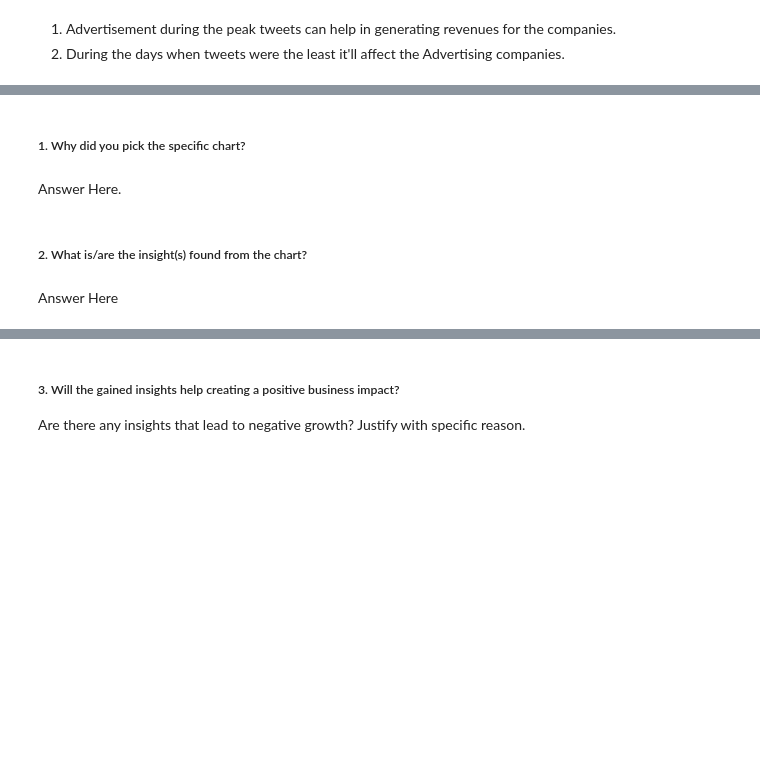
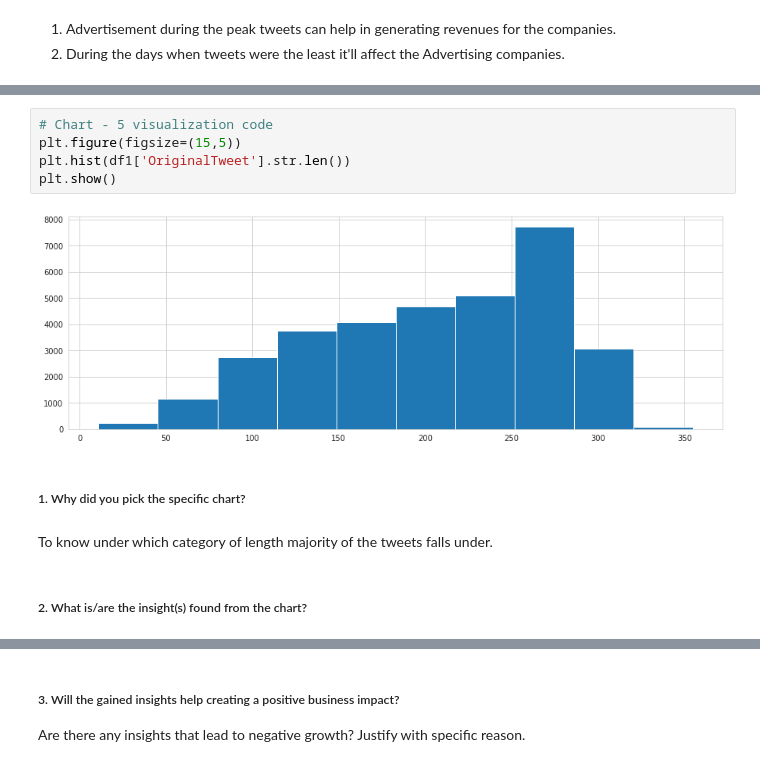
Before and after one commit to Jeetesh-KumarM/CAPSTONE-PROJECT-3-CLASSIFICATION, a Jupyter notebook: Coronavirus_Tweet_Sentiment_Analysis.ipynb, the cells around one changed output, grey strips where cells are left out. Drawn from its saved outputs; the diff is of its cells as text; blank space fills up the shorter version.

```diff
--- a/Coronavirus_Tweet_Sentiment_Analysis.ipynb
+++ b/Coronavirus_Tweet_Sentiment_Analysis.ipynb
@@ -421,8 +383,13 @@ lot.first()
+# %%
+# Chart - 5 visualization code
+plt.figure(figsize=(15,5))
+plt.hist(df1['OriginalTweet'].str.len())
+plt.show()
+# %% [output]
+[figure, added]
 # %% [markdown]
 ##### 1. Why did you pick the specific chart?
-# %% [markdown]
-Answer Here.
+# %% [markdown]
+To know under which category of length majority of the tweets falls under.
 # %% [markdown]
 ##### 2. What is/are the insight(s) found from the chart?
-# %% [markdown]
-Answer Here
```
Also changed, not shown: parts of 20 cells of this notebook.
